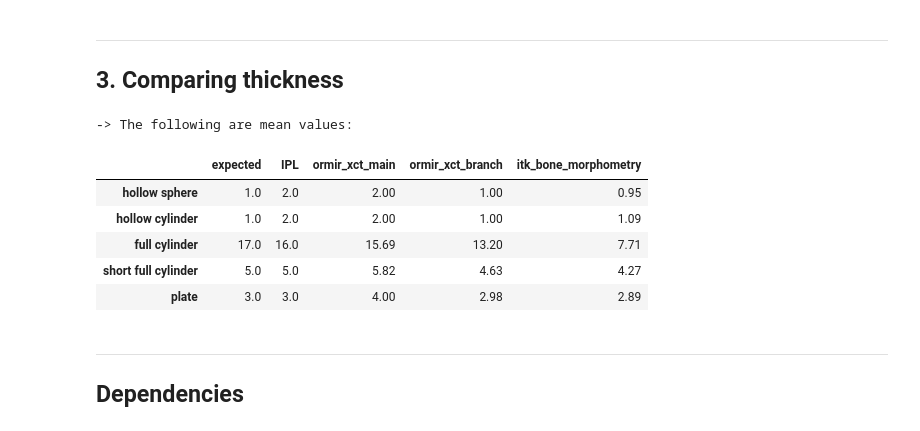
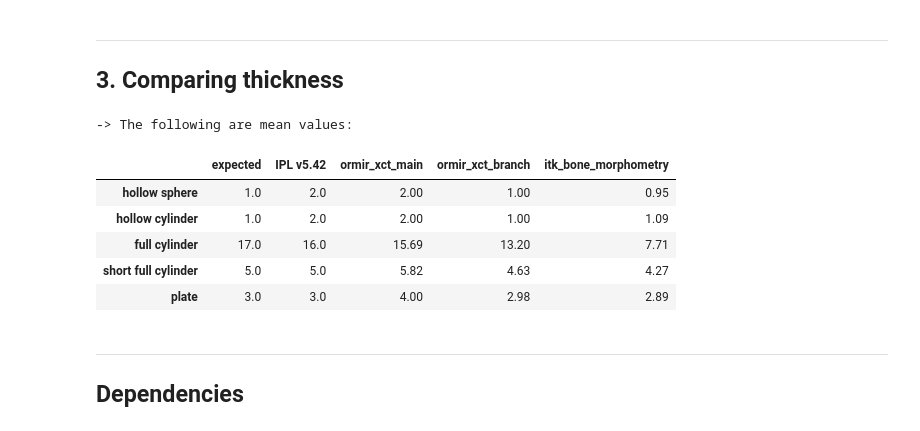
Before and after one commit to ORMIRcommunity/th_algos_comparison, a Jupyter notebook: comparing_thickness_algorithms/comparing_th_methods.ipynb, the cells around one changed output. Drawn from its saved outputs; the diff is of its cells as text; code cells hidden in the pictures.

Commit message:
added IPL version to table

```diff
--- a/comparing_thickness_algorithms/comparing_th_methods.ipynb
+++ b/comparing_thickness_algorithms/comparing_th_methods.ipynb
@@ -334,25 +334,25 @@ for i in range (0,(shapes.shape[3])):
 # %%
 # create dataframe from dictionary of thicknesses
 df = pd.DataFrame (thicknesses)
 
 # change the row names
 shape_names = ["hollow sphere", "hollow cylinder", "full cylinder", "short full cylinder", "plate"]
 df.index = shape_names
 
 # expected values
 expected_values = [1.00, 1.00, 17.00, 5.00, 3.00]
 df.insert(0, "expected", expected_values, True)
 # expected IPL values (manually inserted because separately calculated)
 ipl_values = [2.0000, 2.0000, 16, 5, 3]
-df.insert(1, "IPL", ipl_values, True)
+df.insert(1, "IPL v5.42", ipl_values, True)
 
 # show table
 print ("-> The following are mean values: ")
 df= df.round(decimals=2) # show only 2 decimals
 df
 # %% [output]
 -> The following are mean values:
-|  | expected | IPL | ormir_xct_main | ormir_xct_branch | itk_bone_morphometry |
+|  | expected | IPL v5.42 | ormir_xct_main | ormir_xct_branch | itk_bone_morphometry |
 | hollow sphere | 1.0 | 2.0 | 2.00 | 1.00 | 0.95 |
 | hollow cylinder | 1.0 | 2.0 | 2.00 | 1.00 | 1.09 |
 | full cylinder | 17.0 | 16.0 | 15.69 | 13.20 | 7.71 |
```
Also changed, not shown: parts of 4 cells of this notebook, 1 other file.
